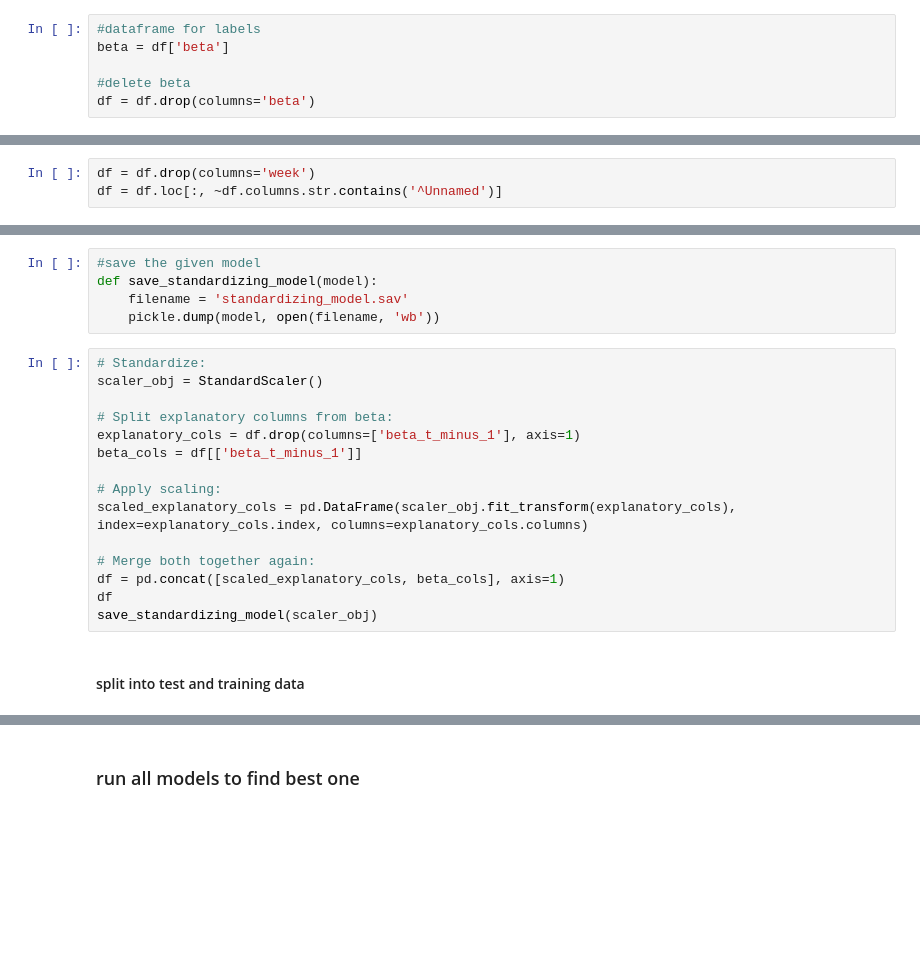
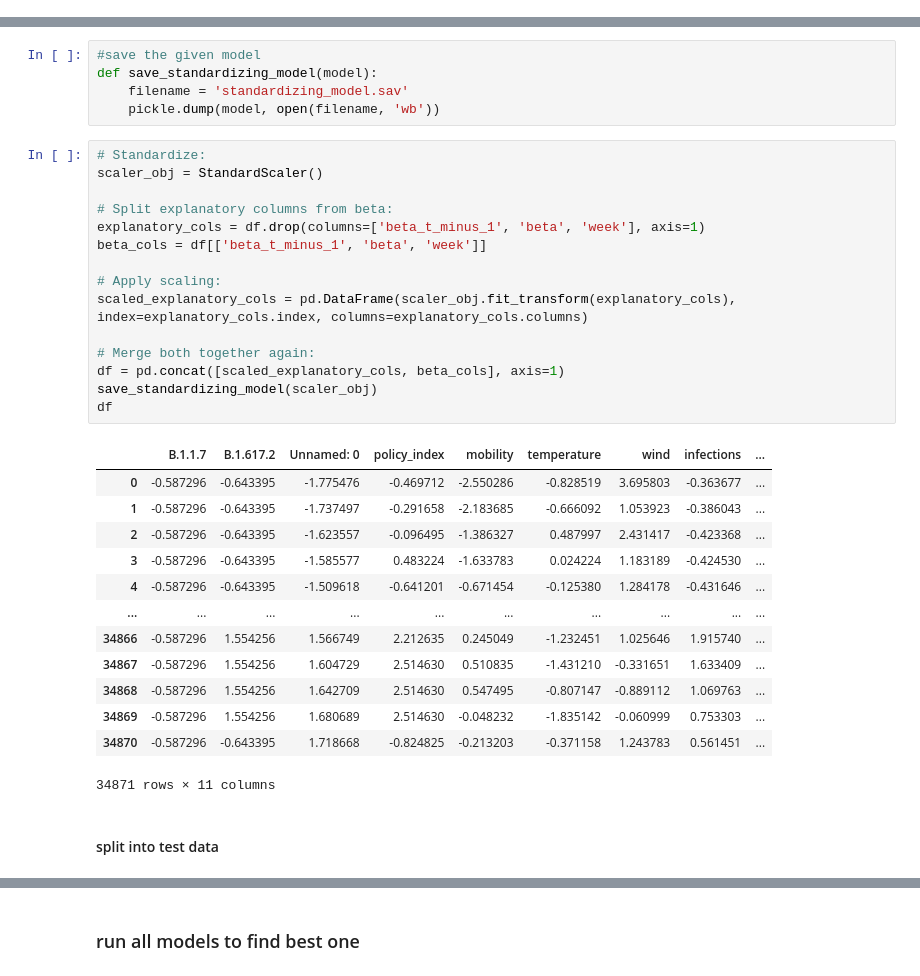
Before and after one commit to lukasheide/Covid-Forecasting-Tool, a Jupyter notebook: Backend/Modeling/Differential_Equation_Modeling/Machine_Learning_Layer_Lukas/beta_estimation_toni.ipynb, the cells around one changed output, grey strips where cells are left out. Drawn from its saved outputs; the diff is of its cells as text; blank space fills up the shorter version.

```diff
--- a/Backend/Modeling/Differential_Equation_Modeling/Machine_Learning_Layer_Lukas/beta_estimation_toni.ipynb
+++ b/Backend/Modeling/Differential_Equation_Modeling/Machine_Learning_Layer_Lukas/beta_estimation_toni.ipynb
@@ -113,6 +113,0 @@ df.reset_index(inplace=True, drop=True)
-# %%
-#dataframe for labels
-beta = df['beta']
-
-#delete beta
-df = df.drop(columns='beta')
@@ -121,3 +113,0 @@ df = df.drop(columns='beta')
-# %%
-df = df.drop(columns='week')
-df = df.loc[:, ~df.columns.str.contains('^Unnamed')]
@@ -147,17 +121,31 @@ def save_standardizing_model(model):
 # %%
 # Standardize:
 scaler_obj = StandardScaler()
 
 # Split explanatory columns from beta:
-explanatory_cols = df.drop(columns=['beta_t_minus_1'], axis=1)
-beta_cols = df[['beta_t_minus_1']]
+explanatory_cols = df.drop(columns=['beta_t_minus_1', 'beta', 'week'], axis=1)
+beta_cols = df[['beta_t_minus_1', 'beta', 'week']]
 
 # Apply scaling:
 scaled_explanatory_cols = pd.DataFrame(scaler_obj.fit_transform(explanatory_cols), index=explanatory_cols.index, columns=explanatory_cols.columns)
 
 # Merge both together again:
 df = pd.concat([scaled_explanatory_cols, beta_cols], axis=1)
+save_standardizing_model(scaler_obj)
 df
-save_standardizing_model(scaler_obj)
+# %% [output]
+|  | B.1.1.7 | B.1.617.2 | Unnamed: 0 | policy_index | mobility | temperature | wind | infections | ... |
+| 0 | -0.587296 | -0.643395 | -1.775476 | -0.469712 | -2.550286 | -0.828519 | 3.695803 | -0.363677 | ... |
+| 1 | -0.587296 | -0.643395 | -1.737497 | -0.291658 | -2.183685 | -0.666092 | 1.053923 | -0.386043 | ... |
+| 2 | -0.587296 | -0.643395 | -1.623557 | -0.096495 | -1.386327 | 0.487997 | 2.431417 | -0.423368 | ... |
+| 3 | -0.587296 | -0.643395 | -1.585577 | 0.483224 | -1.633783 | 0.024224 | 1.183189 | -0.424530 | ... |
+| 4 | -0.587296 | -0.643395 | -1.509618 | -0.641201 | -0.671454 | -0.125380 | 1.284178 | -0.431646 | ... |
+| ... | ... | ... | ... | ... | ... | ... | ... | ... | ... |
+| 34866 | -0.587296 | 1.554256 | 1.566749 | 2.212635 | 0.245049 | -1.232451 | 1.025646 | 1.915740 | ... |
+| 34867 | -0.587296 | 1.554256 | 1.604729 | 2.514630 | 0.510835 | -1.431210 | -0.331651 | 1.633409 | ... |
+| 34868 | -0.587296 | 1.554256 | 1.642709 | 2.514630 | 0.547495 | -0.807147 | -0.889112 | 1.069763 | ... |
+| 34869 | -0.587296 | 1.554256 | 1.680689 | 2.514630 | -0.048232 | -1.835142 | -0.060999 | 0.753303 | ... |
+| 34870 | -0.587296 | -0.643395 | 1.718668 | -0.824825 | -0.213203 | -0.371158 | 1.243783 | 0.561451 | ... |
+34871 rows × 11 columns
 # %% [markdown]
-#### split into test and training data
+#### split into test data
```
Also changed, not shown: parts of 26 cells of this notebook.
